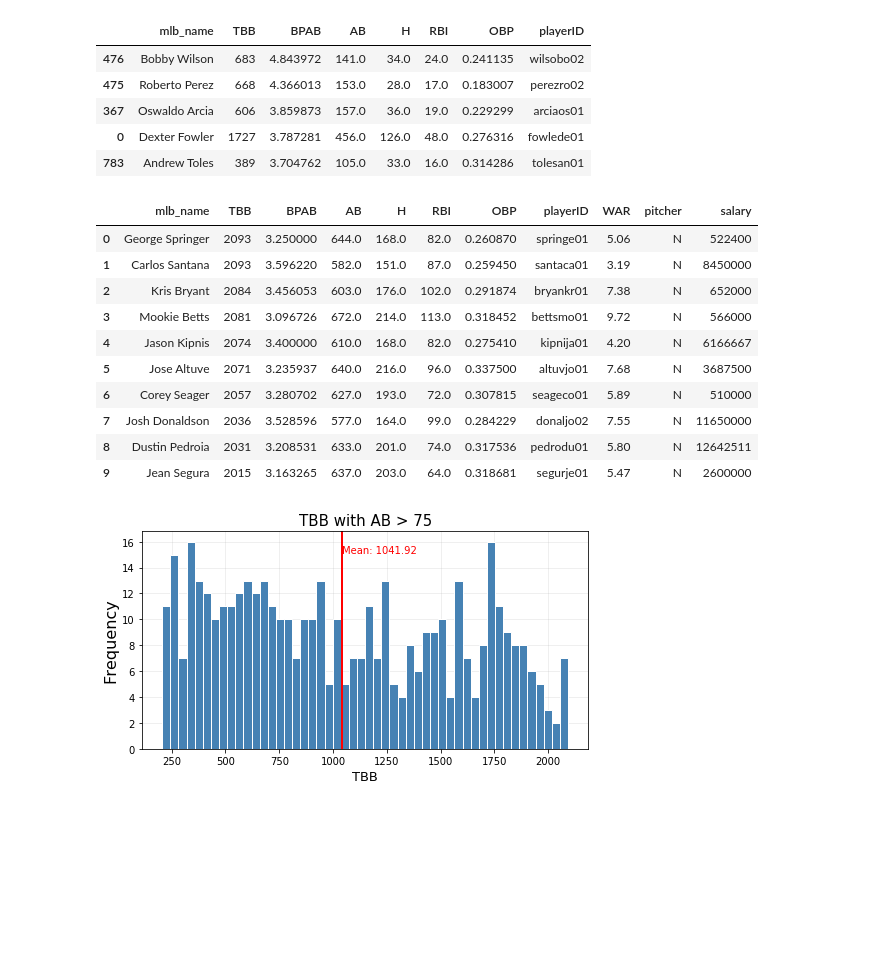
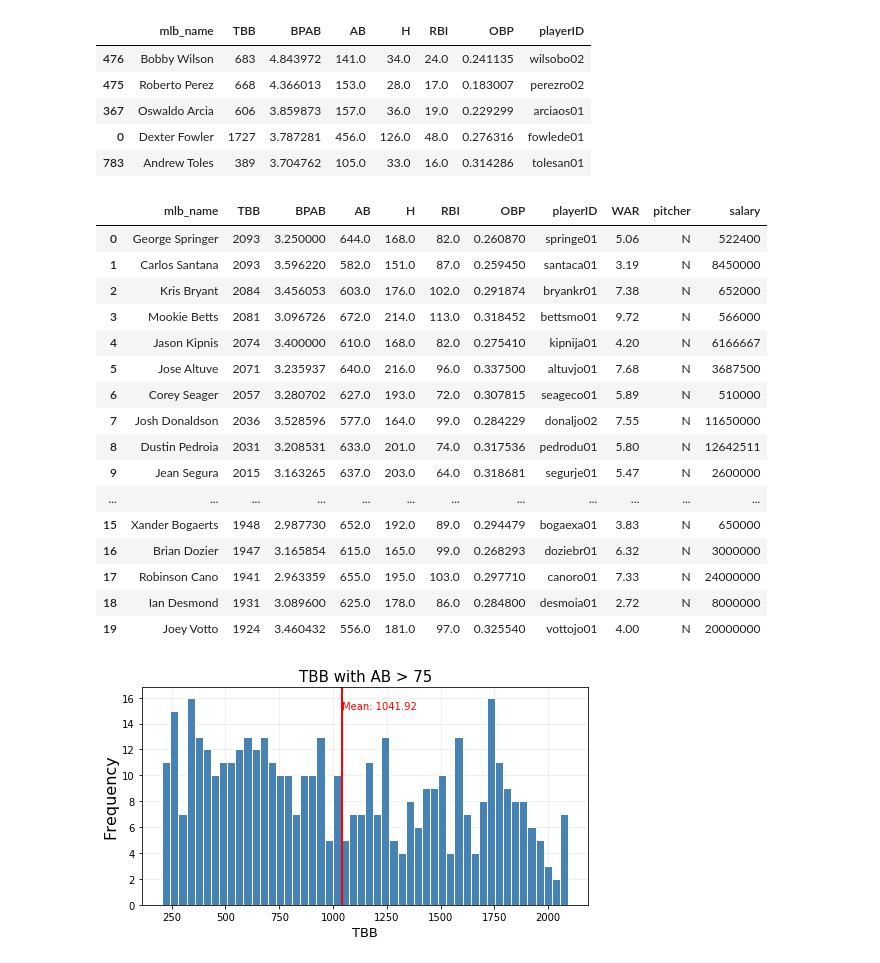
Before and after one commit to Morenju1363/DataMinningProject, a Jupyter notebook: Datamining (2).ipynb, the cells around one changed output. Drawn from its saved outputs; the diff is of its cells as text; code cells hidden in the pictures; blank space fills up the shorter version.

```diff
--- a/Datamining (2).ipynb
+++ b/Datamining (2).ipynb
@@ -104,19 +110,25 @@ See the caveats in the documentation: http://pandas.pydata.org/pandas-docs/stabl
 | 783 | Andrew Toles | 389 | 3.704762 | 105.0 | 33.0 | 16.0 | 0.314286 | tolesan01 |
 # %%
 FinalDF = fin = pd.merge(df,WarSal,on=('playerID'))
-FinalDF.head(10)
+FinalDF.head(20)
 # %% [output]
 |  | mlb_name | TBB | BPAB | AB | H | RBI | OBP | playerID | WAR | pitcher | salary |
 | 0 | George Springer | 2093 | 3.250000 | 644.0 | 168.0 | 82.0 | 0.260870 | springe01 | 5.06 | N | 522400 |
 | 1 | Carlos Santana | 2093 | 3.596220 | 582.0 | 151.0 | 87.0 | 0.259450 | santaca01 | 3.19 | N | 8450000 |
 | 2 | Kris Bryant | 2084 | 3.456053 | 603.0 | 176.0 | 102.0 | 0.291874 | bryankr01 | 7.38 | N | 652000 |
 | 3 | Mookie Betts | 2081 | 3.096726 | 672.0 | 214.0 | 113.0 | 0.318452 | bettsmo01 | 9.72 | N | 566000 |
 | 4 | Jason Kipnis | 2074 | 3.400000 | 610.0 | 168.0 | 82.0 | 0.275410 | kipnija01 | 4.20 | N | 6166667 |
 | 5 | Jose Altuve | 2071 | 3.235937 | 640.0 | 216.0 | 96.0 | 0.337500 | altuvjo01 | 7.68 | N | 3687500 |
 | 6 | Corey Seager | 2057 | 3.280702 | 627.0 | 193.0 | 72.0 | 0.307815 | seageco01 | 5.89 | N | 510000 |
 | 7 | Josh Donaldson | 2036 | 3.528596 | 577.0 | 164.0 | 99.0 | 0.284229 | donaljo02 | 7.55 | N | 11650000 |
 | 8 | Dustin Pedroia | 2031 | 3.208531 | 633.0 | 201.0 | 74.0 | 0.317536 | pedrodu01 | 5.80 | N | 12642511 |
 | 9 | Jean Segura | 2015 | 3.163265 | 637.0 | 203.0 | 64.0 | 0.318681 | segurje01 | 5.47 | N | 2600000 |
+| ... | ... | ... | ... | ... | ... | ... | ... | ... | ... | ... | ... |
+| 15 | Xander Bogaerts | 1948 | 2.987730 | 652.0 | 192.0 | 89.0 | 0.294479 | bogaexa01 | 3.83 | N | 650000 |
+| 16 | Brian Dozier | 1947 | 3.165854 | 615.0 | 165.0 | 99.0 | 0.268293 | doziebr01 | 6.32 | N | 3000000 |
+| 17 | Robinson Cano | 1941 | 2.963359 | 655.0 | 195.0 | 103.0 | 0.297710 | canoro01 | 7.33 | N | 24000000 |
+| 18 | Ian Desmond | 1931 | 3.089600 | 625.0 | 178.0 | 86.0 | 0.284800 | desmoia01 | 2.72 | N | 8000000 |
+| 19 | Joey Votto | 1924 | 3.460432 | 556.0 | 181.0 | 97.0 | 0.325540 | vottojo01 | 4.00 | N | 20000000 |
 # %%
 
 ### TESTING CELL
```
Also changed, not shown: parts of 13 cells of this notebook, 4 other files.
